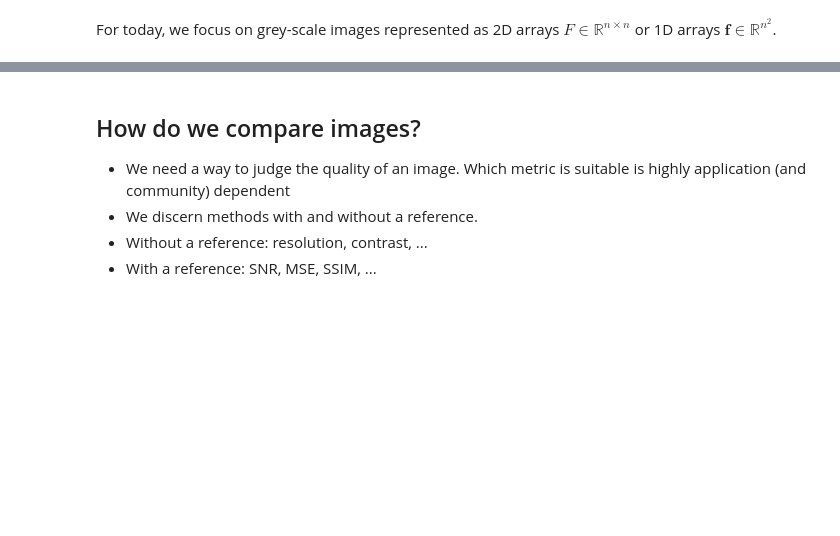
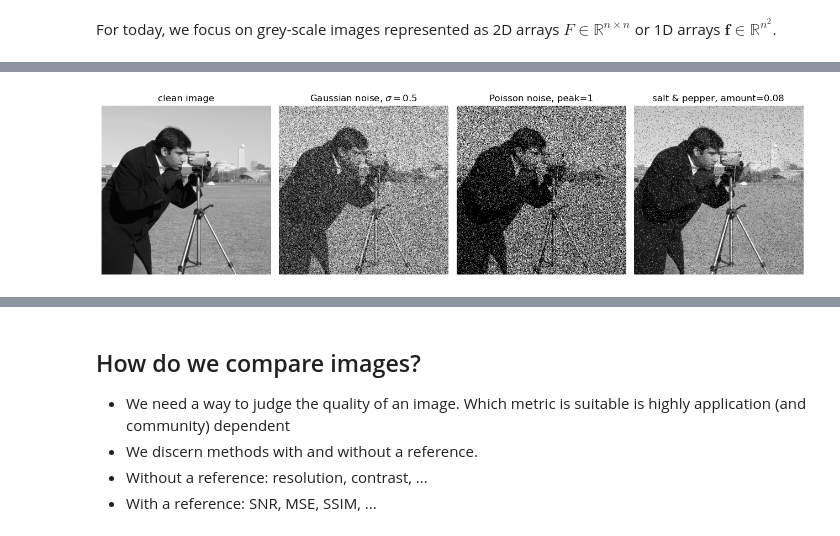
Before and after one commit to cicwi/denoising-tutorial, a Jupyter notebook: presentation-tristan/Presentation.ipynb, the cells around one changed output, grey strips where cells are left out. Cells and saved outputs as stored; diff of their text form; code cells hidden in the pictures; blank space fills up the shorter version.

```diff
--- a/presentation-tristan/Presentation.ipynb
+++ b/presentation-tristan/Presentation.ipynb
@@ -30,0 +85,49 @@ example of different types of random noise
+# %%
+import numpy as np
+import matplotlib.pyplot as plt
+
+from skimage import data, img_as_float
+from skimage.util import random_noise
+
+
+# Clean image in [0, 1]
+u = img_as_float(data.camera())
+
+rng = np.random.default_rng(42)
+
+# 1. Additive Gaussian noise
+sigma = 0.50
+u_gauss = u + sigma * rng.standard_normal(u.shape)
+u_gauss = np.clip(u_gauss, 0, 1)
+
+# 2. Poisson noise
+# Interpret u as intensity controlling photon counts.
+peak_counts = 1
+counts = rng.poisson(peak_counts * u)
+u_poisson = counts / peak_counts
+u_poisson = np.clip(u_poisson, 0, 1)
+
+# 3. Salt-and-pepper noise
+amount = 0.08
+u_sp = random_noise(u, mode="s&p", amount=amount, rng=42)
+
+
+fig, axes = plt.subplots(1, 4, figsize=(13, 4))
+
+images = [u, u_gauss, u_poisson, u_sp]
+titles = [
+    "clean image",
+    f"Gaussian noise, $\\sigma={sigma}$",
+    f"Poisson noise, peak={peak_counts}",
+    f"salt & pepper, amount={amount}",
+]
+
+for ax, img, title in zip(axes, images, titles):
+    ax.imshow(img, cmap="gray", vmin=0, vmax=1)
+    ax.set_title(title)
+    ax.axis("off")
+
+plt.tight_layout()
+plt.savefig('noisy-images.png',dpi=300)
+# %% [output]
+[figure, added]
```
Also changed, not shown: parts of 15 cells of this notebook, 4 other files.
